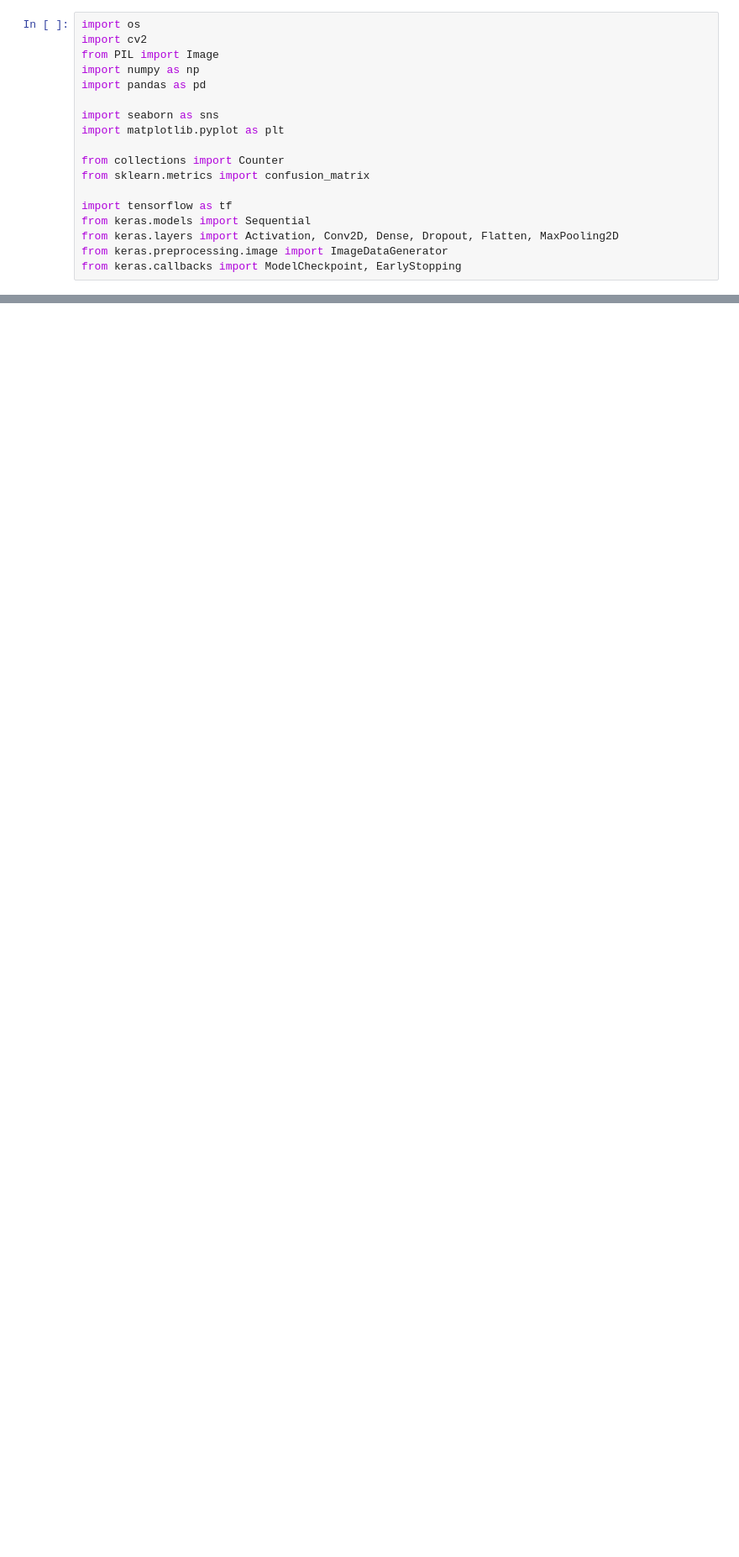
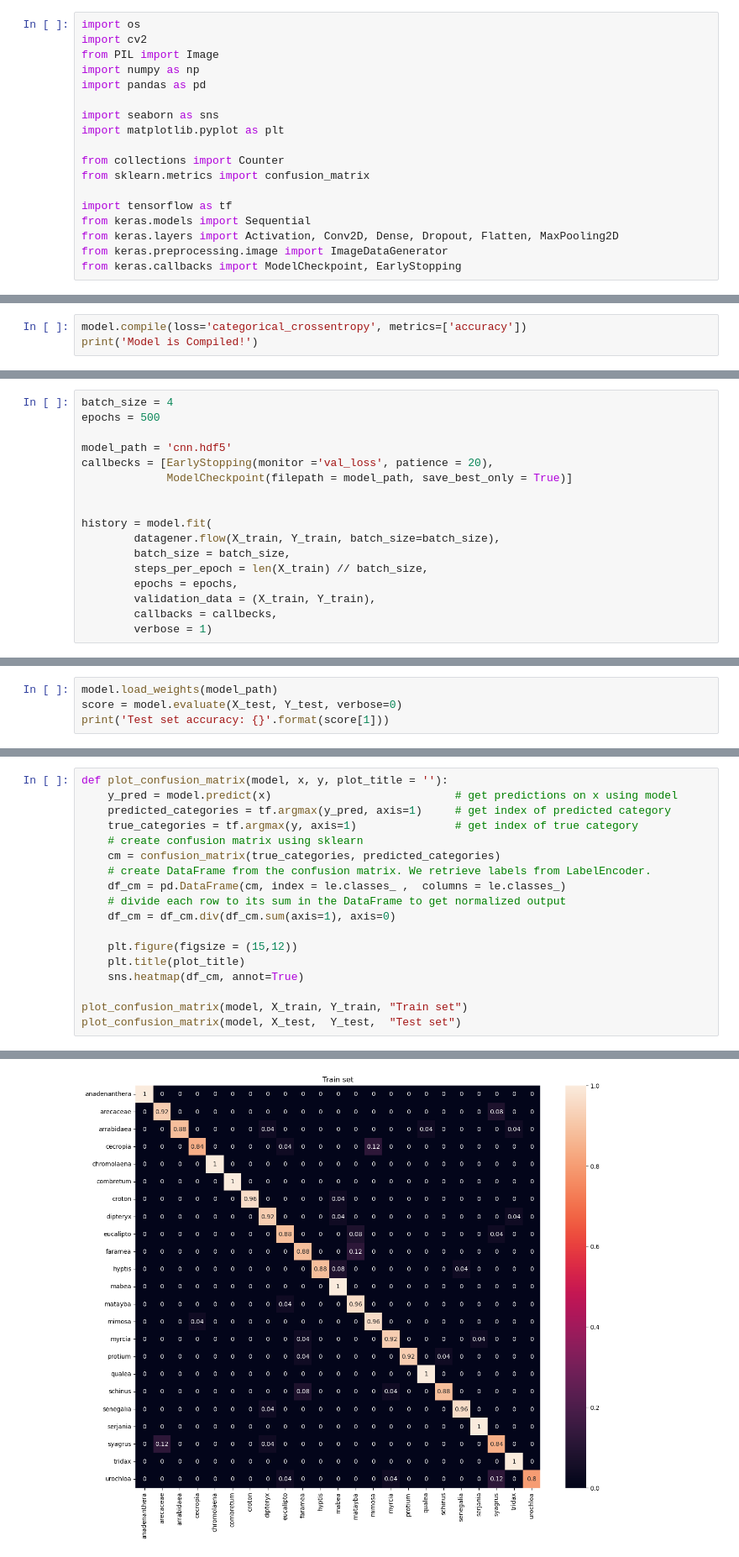
Before and after one commit to Vamba45/Python-way, a Jupyter notebook: mini-projects/study-project/Study-project.ipynb, the cells around one changed output, grey strips where cells are left out. Shown at 84% size. Cells and saved outputs as stored; diff of their text form; blank space fills up the shorter version.

```diff
--- a/mini-projects/study-project/Study-project.ipynb
+++ b/mini-projects/study-project/Study-project.ipynb
@@ -40,0 +148,3 @@ from keras.callbacks import ModelCheckpoint, EarlyStopping
+# %%
+model.compile(loss='categorical_crossentropy', metrics=['accuracy'])
+print('Model is Compiled!')
@@ -40,0 +162,17 @@ from keras.callbacks import ModelCheckpoint, EarlyStopping
+# %%
+batch_size = 4
+epochs = 500
+
+model_path = 'cnn.hdf5'
+callbecks = [EarlyStopping(monitor ='val_loss', patience = 20),
+             ModelCheckpoint(filepath = model_path, save_best_only = True)]
+
+
+history = model.fit(
+        datagener.flow(X_train, Y_train, batch_size=batch_size),
+        batch_size = batch_size,
+        steps_per_epoch = len(X_train) // batch_size,
+        epochs = epochs,
+        validation_data = (X_train, Y_train),
+        callbacks = callbecks,
+        verbose = 1)
@@ -40,0 +197,4 @@ from keras.callbacks import ModelCheckpoint, EarlyStopping
+# %%
+model.load_weights(model_path)
+score = model.evaluate(X_test, Y_test, verbose=0)
+print('Test set accuracy: {}'.format(score[1]))
@@ -40,0 +203,19 @@ from keras.callbacks import ModelCheckpoint, EarlyStopping
+# %%
+def plot_confusion_matrix(model, x, y, plot_title = ''):
+    y_pred = model.predict(x)                            # get predictions on x using model
+    predicted_categories = tf.argmax(y_pred, axis=1)     # get index of predicted category
+    true_categories = tf.argmax(y, axis=1)               # get index of true category
+    # create confusion matrix using sklearn
+    cm = confusion_matrix(true_categories, predicted_categories)
+    # create DataFrame from the confusion matrix. We retrieve labels from LabelEncoder.
+    df_cm = pd.DataFrame(cm, index = le.classes_ ,  columns = le.classes_)
+    # divide each row to its sum in the DataFrame to get normalized output
+    df_cm = df_cm.div(df_cm.sum(axis=1), axis=0)
+
+    plt.figure(figsize = (15,12))
+    plt.title(plot_title)
+    sns.heatmap(df_cm, annot=True)
+
+plot_confusion_matrix(model, X_train, Y_train, "Train set")
+plot_confusion_matrix(model, X_test,  Y_test,  "Test set")
+# %% [output]
@@ -40,0 +224 @@ from keras.callbacks import ModelCheckpoint, EarlyStopping
+[figure, added]
```
Also changed, not shown: parts of 18 cells of this notebook, 1 other file.
